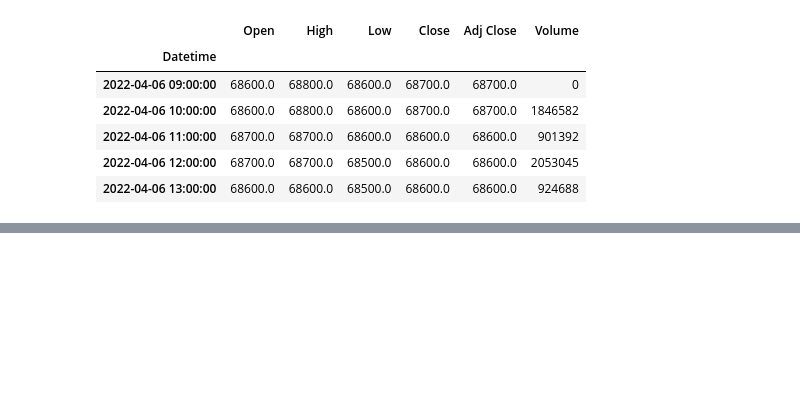
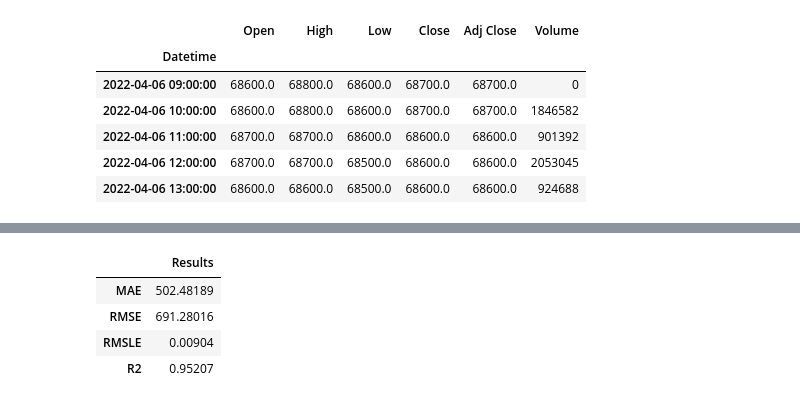
Before and after one commit to seongwonM/AutoStockTrader, a Jupyter notebook: model/LSTM_model2.ipynb, the cells around one changed output, grey strips where cells are left out. Cells and saved outputs as stored; diff of their text form; code cells hidden in the pictures; blank space fills up the shorter version.

```diff
--- a/model/LSTM_model2.ipynb
+++ b/model/LSTM_model2.ipynb
@@ -142,0 +223,9 @@ Epoch 100/100
+# %%
+gru_y_pred = pd.DataFrame(GRU_prediction[:, 0])
+confirm_result(y_test, gru_y_pred)
+# %% [output]
+|  | Results |
+| MAE | 502.48189 |
+| RMSE | 691.28016 |
+| RMSLE | 0.00904 |
+| R2 | 0.95207 |
```
Also changed, not shown: parts of 5 cells of this notebook.
